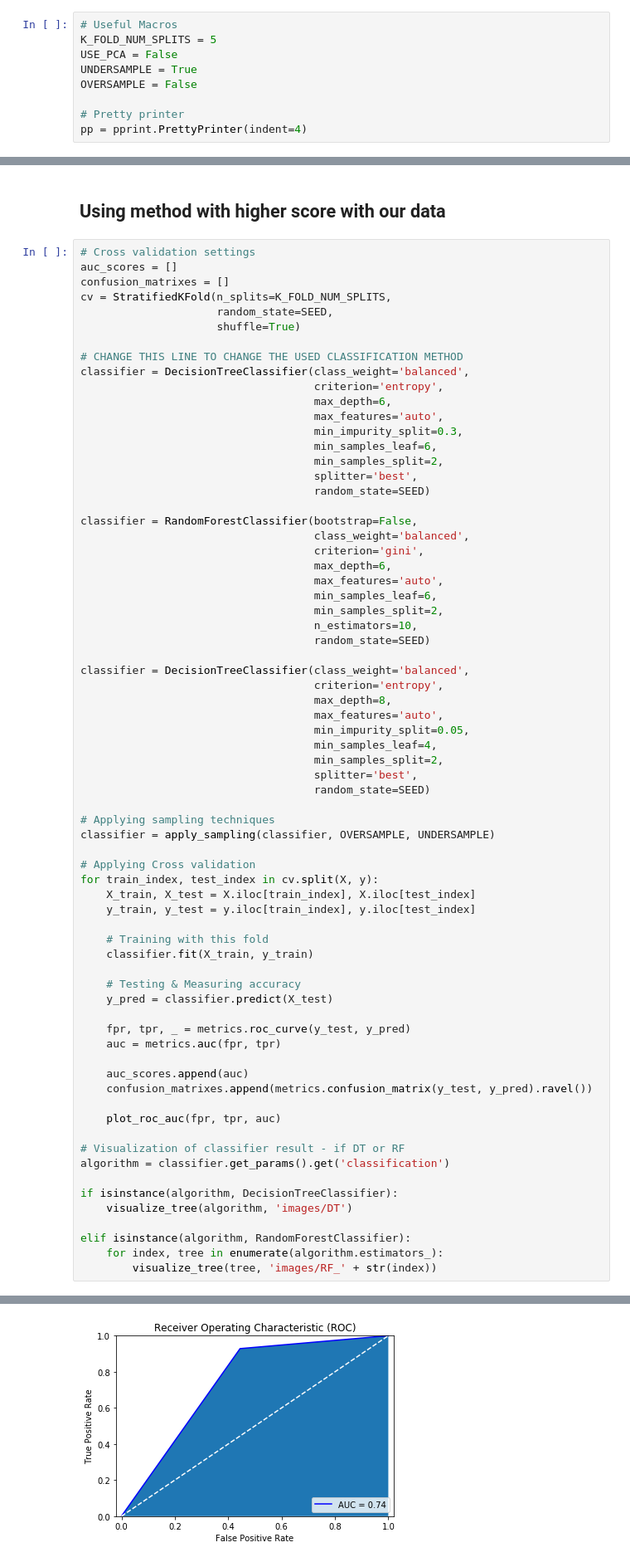
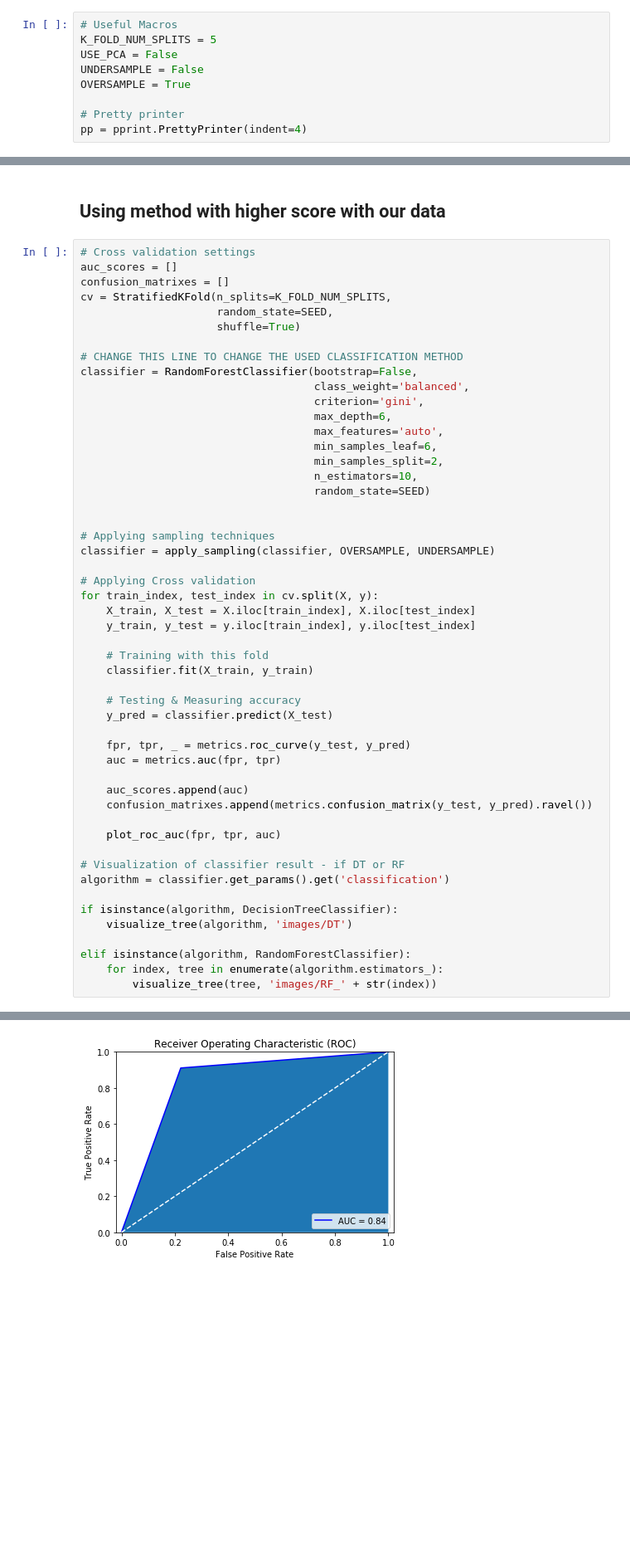
Before and after one commit to EdgarACarneiro/feup-ecac, a Jupyter notebook: project-competition/prediction.ipynb, the cells around one changed output, grey strips where cells are left out. Shown at 83% size. Drawn from its saved outputs; the diff is of its cells as text; blank space fills up the shorter version.

```diff
--- a/project-competition/prediction.ipynb
+++ b/project-competition/prediction.ipynb
@@ -199,8 +198,8 @@ def create_GB():
 # Useful Macros
 K_FOLD_NUM_SPLITS = 5
 USE_PCA = False
-UNDERSAMPLE = True
-OVERSAMPLE = False
+UNDERSAMPLE = False
+OVERSAMPLE = True
 
 # Pretty printer
 pp = pprint.PrettyPrinter(indent=4)
@@ -535,16 +530,6 @@ cv = StratifiedKFold(n_splits=K_FOLD_NUM_SPLITS,
                      shuffle=True)
 
 # CHANGE THIS LINE TO CHANGE THE USED CLASSIFICATION METHOD
-classifier = DecisionTreeClassifier(class_weight='balanced',
-                                    criterion='entropy',
-                                    max_depth=6,
-                                    max_features='auto',
-                                    min_impurity_split=0.3,
-                                    min_samples_leaf=6,
-                                    min_samples_split=2,
-                                    splitter='best',
-                                    random_state=SEED)
-
 classifier = RandomForestClassifier(bootstrap=False,
                                     class_weight='balanced',
                                     criterion='gini',
@@ -555,15 +540,6 @@ classifier = RandomForestClassifier(bootstrap=False,
                                     n_estimators=10,
                                     random_state=SEED)
 
-classifier = DecisionTreeClassifier(class_weight='balanced',
-                                    criterion='entropy',
-                                    max_depth=8,
-                                    max_features='auto',
-                                    min_impurity_split=0.05,
-                                    min_samples_leaf=4,
-                                    min_samples_split=2,
-                                    splitter='best',
-                                    random_state=SEED)
 
 # Applying sampling techniques
 classifier = apply_sampling(classifier, OVERSAMPLE, UNDERSAMPLE)
@@ -604,4 +580,4 @@ elif isinstance(algorithm, RandomForestClassifier):
-[figure, old version]
+[figure, new version]
 # %%
 # Printing the obtained results
 print('Classification Method used:', classifier, '\n')
```
Also changed, not shown: parts of 7 cells of this notebook, 3 other files.
